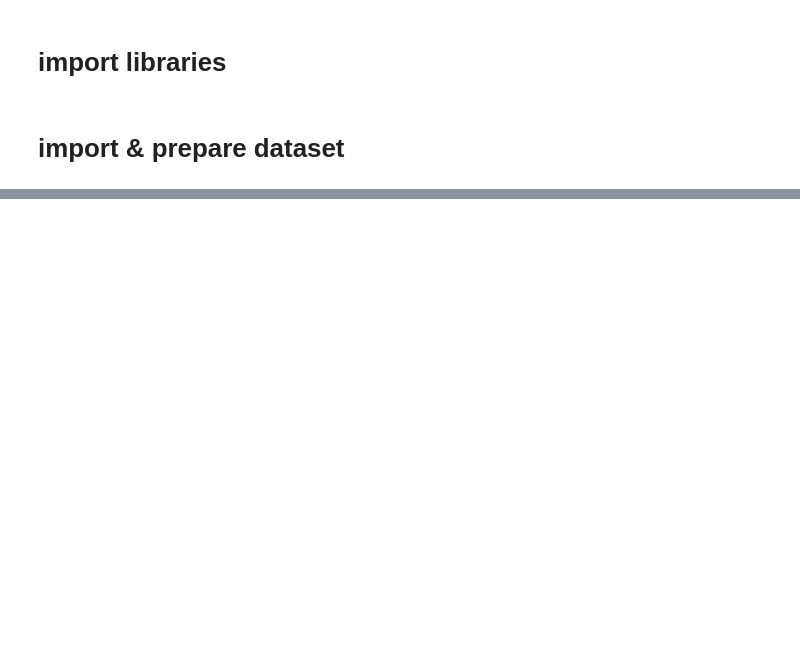
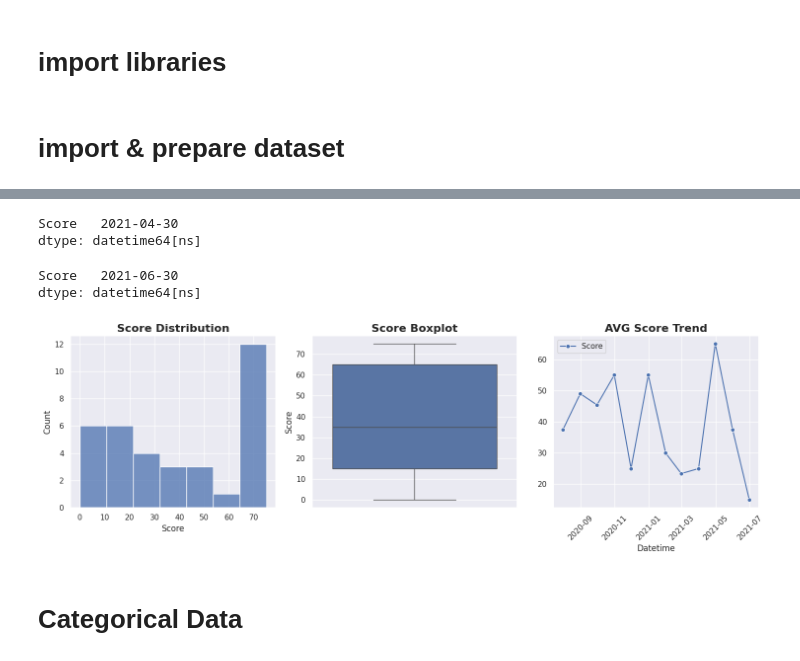
Before and after one commit to AhmAnwar/accenture_virtual_experience_VE_by_Forage, a Jupyter notebook: accenture-virtual-experience-ve-by-forage.ipynb, the cells around one changed output, grey strips where cells are left out. Drawn from its saved outputs; the diff is of its cells as text; code cells hidden in the pictures; blank space fills up the shorter version.

```diff
--- a/accenture-virtual-experience-ve-by-forage.ipynb
+++ b/accenture-virtual-experience-ve-by-forage.ipynb
@@ -129,0 +105,2 @@ df['Content ID'].nunique()
+# %%
+df.dropna(axis= 'index', inplace= True)
@@ -129,0 +125,2 @@ df['Content ID'].nunique()
+# %%
+df['Datetime']= pd.to_datetime(df['Datetime'], format= 'mixed')
@@ -129,0 +142,4 @@ df['Content ID'].nunique()
+# %%
+# drop 'URL' column.
+
+df.drop(columns='URL', axis= 'column', inplace=True)
@@ -129,0 +194,4 @@ df['Content ID'].nunique()
+# %%
+# reset index
+
+df.reset_index(drop=True, inplace=True)
@@ -129,0 +261,38 @@ df['Content ID'].nunique()
+# %%
+# The Date with highest Score
+
+print(df.set_index('Datetime').resample('ME').agg({'Score': 'mean'}).idxmax(axis= 'index'))
+# %% [output]
+Score   2021-04-30
+dtype: datetime64[ns]
+# %%
+# The Date with lowest Score
+
+print(df.set_index('Datetime').resample('ME').agg({'Score': 'mean'}).idxmin(axis= 'index'))
+# %% [output]
+Score   2021-06-30
+dtype: datetime64[ns]
+# %%
+# visualizing data
+
+plt.figure(figsize= (15, 5))
+
+plt.subplot(1, 3, 1)
+sns.histplot(data= df, x= 'Score', bins= 'auto')
+plt.title('Score Distribution', fontdict= {'size': 16, 'weight': 'bold'})
+
+plt.subplot(1, 3, 2)
+sns.boxplot(data= df, y= 'Score')
+plt.title('Score Boxplot', fontdict= {'size': 16, 'weight': 'bold'})
+
+plt.subplot(1, 3, 3)
+sns.lineplot(data= df.set_index('Datetime').resample('ME').agg({'Score': 'mean'}), markers= 'o')
+plt.xticks(rotation= 45)
+plt.title('AVG Score Trend', fontdict= {'size': 16, 'weight': 'bold'})
+
+plt.tight_layout()
+plt.show()
+# %% [output]
+[figure, added]
+# %% [markdown]
+# Categorical Data
```
Also changed, not shown: parts of 69 cells of this notebook.
